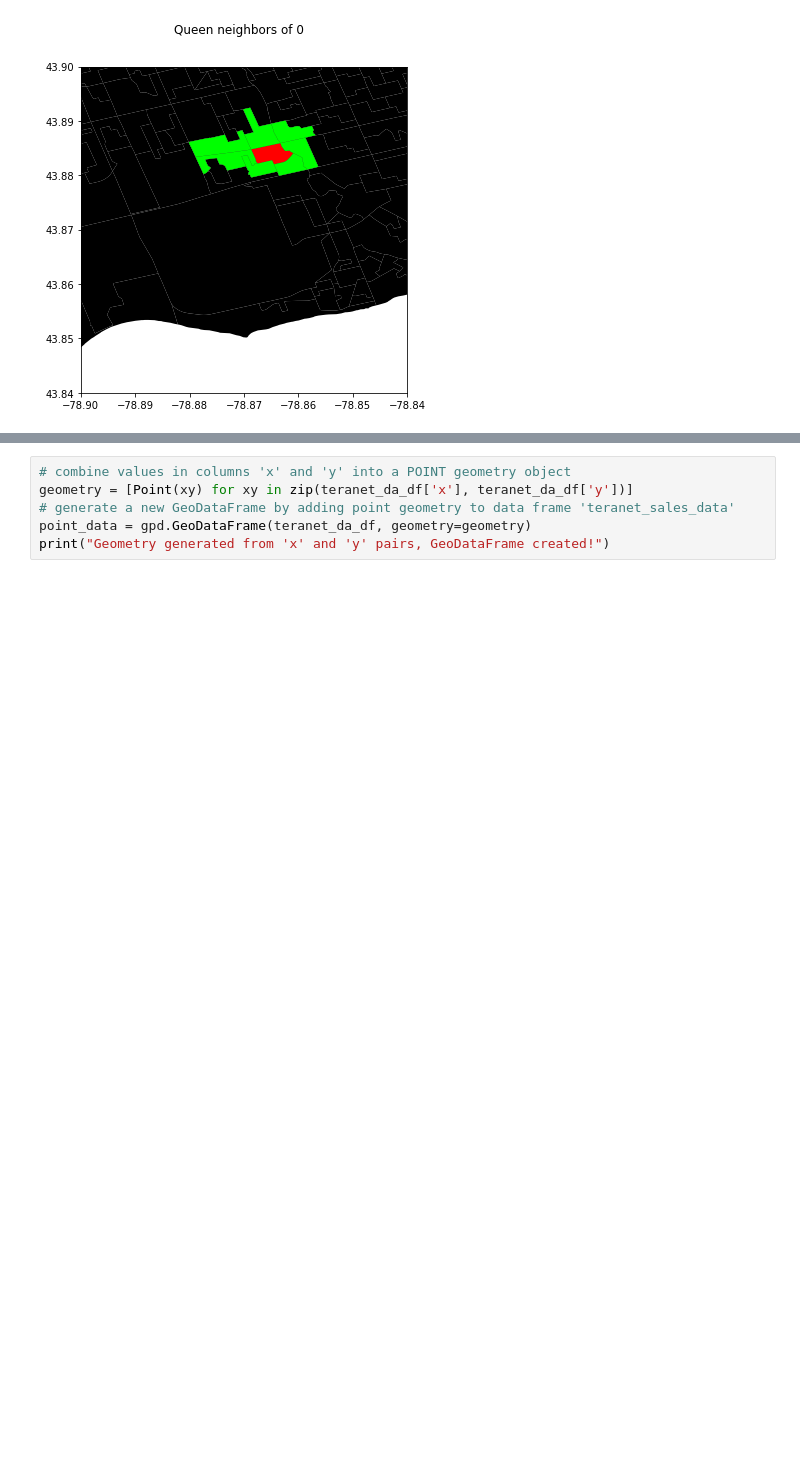
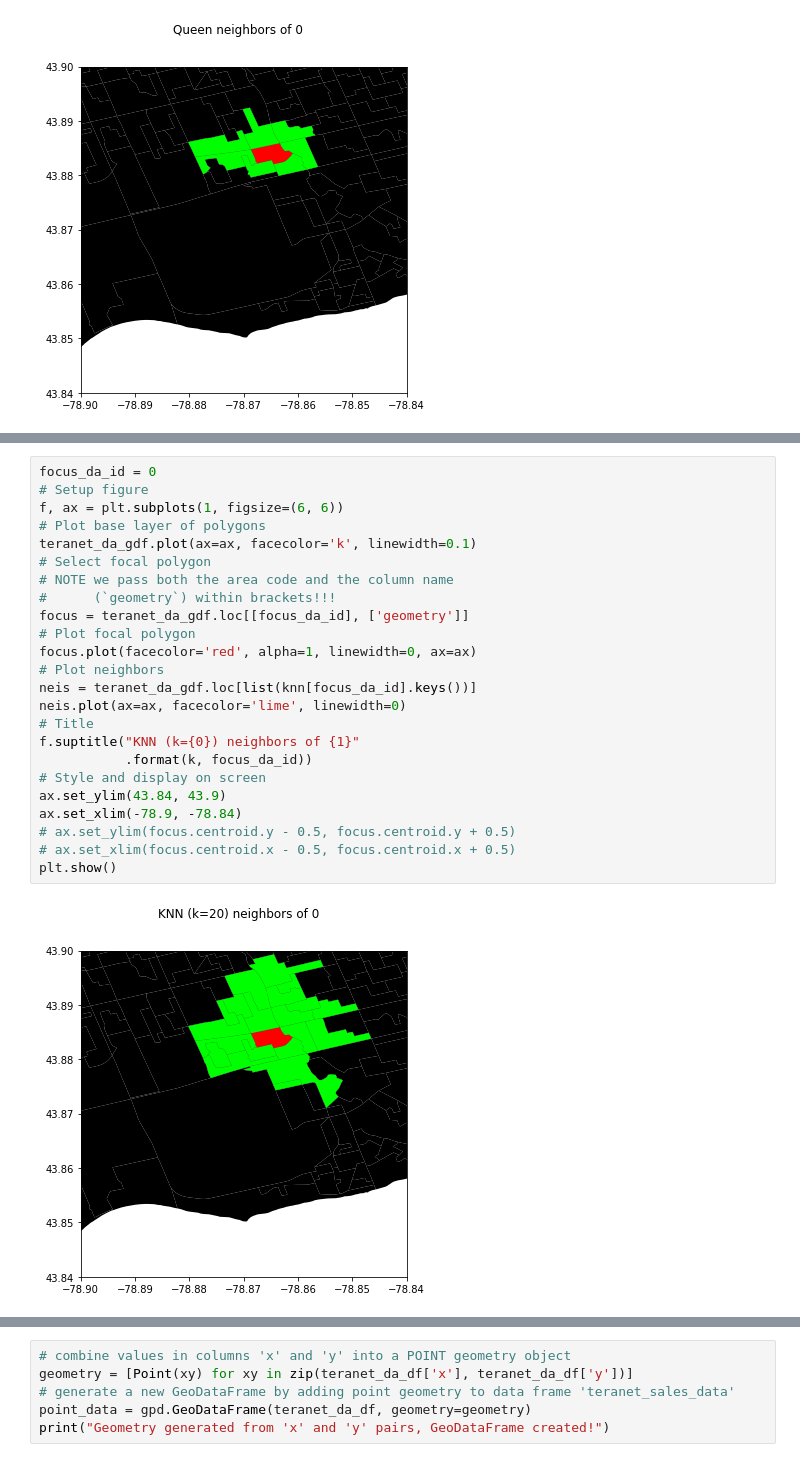
Before and after one commit to stepan-o/geo, a Jupyter notebook: new_workflow.ipynb, the cells around one changed output, grey strips where cells are left out. Saved outputs shown, nothing was run; the diff lists cells and outputs as text; blank space fills up the shorter version.

```diff
--- a/new_workflow.ipynb
+++ b/new_workflow.ipynb
@@ -195,0 +236,26 @@ plt.show()
+# %%
+focus_da_id = 0
+# Setup figure
+f, ax = plt.subplots(1, figsize=(6, 6))
+# Plot base layer of polygons
+teranet_da_gdf.plot(ax=ax, facecolor='k', linewidth=0.1)
+# Select focal polygon
+# NOTE we pass both the area code and the column name
+#      (`geometry`) within brackets!!!
+focus = teranet_da_gdf.loc[[focus_da_id], ['geometry']]
+# Plot focal polygon
+focus.plot(facecolor='red', alpha=1, linewidth=0, ax=ax)
+# Plot neighbors
+neis = teranet_da_gdf.loc[list(knn[focus_da_id].keys())]
+neis.plot(ax=ax, facecolor='lime', linewidth=0)
+# Title
+f.suptitle("KNN (k={0}) neighbors of {1}"
+           .format(k, focus_da_id))
+# Style and display on screen
+ax.set_ylim(43.84, 43.9)
+ax.set_xlim(-78.9, -78.84)
+# ax.set_ylim(focus.centroid.y - 0.5, focus.centroid.y + 0.5)
+# ax.set_xlim(focus.centroid.x - 0.5, focus.centroid.x + 0.5)
+plt.show()
+# %% [output]
+[figure, added]
```
Also changed, not shown: parts of 55 cells of this notebook.
